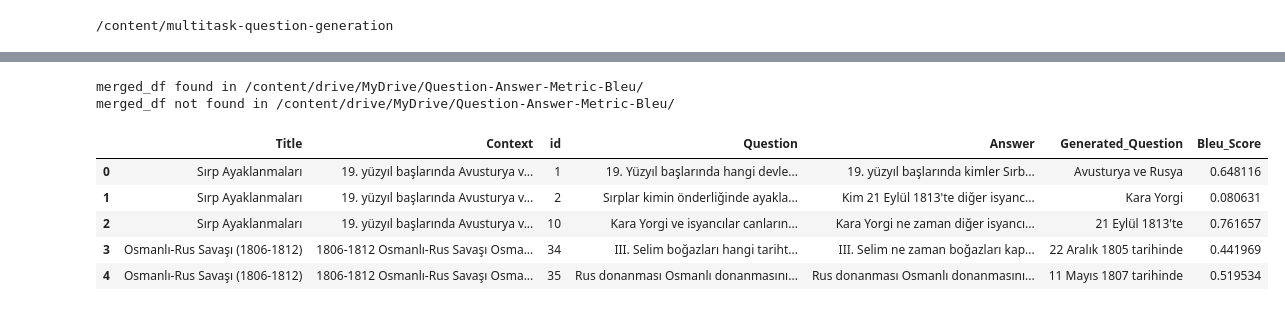
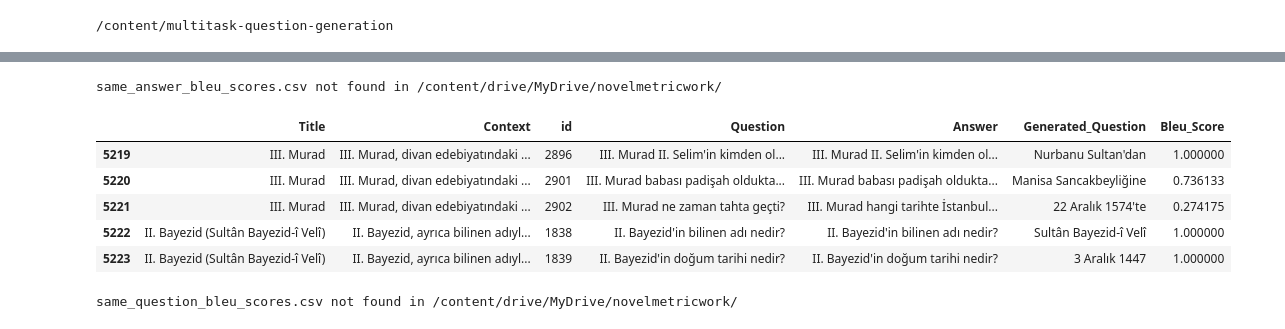
Before and after one commit to fawern/novelmetricwork, a Jupyter notebook: mT5_Turkish_Question_Generation_TuranStaj_(1).ipynb, the cells around one changed output, grey strips where cells are left out. Drawn from its saved outputs; the diff is of its cells as text; code cells hidden in the pictures.

Commit message:
merged_on question added

```diff
--- a/mT5_Turkish_Question_Generation_TuranStaj_(1).ipynb
+++ b/mT5_Turkish_Question_Generation_TuranStaj_(1).ipynb
@@ -41,5 +41,5 @@ from google.colab import drive
 
 drive.mount('/content/drive')
 
-main_path = '/content/drive/MyDrive/Question-Answer-Metric-Bleu/'
+main_path = '/content/drive/MyDrive/novelmetricwork/'
 # %% [output]
@@ -190,14 +191,17 @@ Generated questions and answers for context: 109/111
 # %%
-same_answers_bleu_scores = json_parser.get_same_qa_blue_score(generated_qa_df, merge_on='Answer', bleu_score_column='Question')
+same_answers_bleu_scores = json_parser.get_same_qa_blue_score(generated_qa_df, merge_on='Answer')
 # %% [output]
-merged_df found in /content/drive/MyDrive/Question-Answer-Metric-Bleu/
-merged_df not found in /content/drive/MyDrive/Question-Answer-Metric-Bleu/
+same_answer_bleu_scores.csv not found in /content/drive/MyDrive/novelmetricwork/
 # %%
-same_answers_bleu_scores.head()
+same_answers_bleu_scores.tail()
 # %% [output]
 |  | Title | Context | id | Question | Answer | Generated_Question | Bleu_Score |
-| 0 | Sırp Ayaklanmaları | 19. yüzyıl başlarında Avusturya v... | 1 | 19. Yüzyıl başlarında hangi devle... | 19. yüzyıl başlarında kimler Sırb... | Avusturya ve Rusya | 0.648116 |
-| 1 | Sırp Ayaklanmaları | 19. yüzyıl başlarında Avusturya v... | 2 | Sırplar kimin önderliğinde ayakla... | Kim 21 Eylül 1813'te diğer isyanc... | Kara Yorgi | 0.080631 |
-| 2 | Sırp Ayaklanmaları | 19. yüzyıl başlarında Avusturya v... | 10 | Kara Yorgi ve isyancılar canların... | Kara Yorgi ne zaman diğer isyancı... | 21 Eylül 1813'te | 0.761657 |
-| 3 | Osmanlı-Rus Savaşı (1806-1812) | 1806-1812 Osmanlı-Rus Savaşı Osma... | 34 | III. Selim boğazları hangi tariht... | III. Selim ne zaman boğazları kap... | 22 Aralık 1805 tarihinde | 0.441969 |
-| 4 | Osmanlı-Rus Savaşı (1806-1812) | 1806-1812 Osmanlı-Rus Savaşı Osma... | 35 | Rus donanması Osmanlı donanmasını... | Rus donanması Osmanlı donanmasını... | 11 Mayıs 1807 tarihinde | 0.519534 |
+| 5219 | III. Murad | III. Murad, divan edebiyatındaki ... | 2896 | III. Murad II. Selim'in kimden ol... | III. Murad II. Selim'in kimden ol... | Nurbanu Sultan'dan | 1.000000 |
+| 5220 | III. Murad | III. Murad, divan edebiyatındaki ... | 2901 | III. Murad babası padişah oldukta... | III. Murad babası padişah oldukta... | Manisa Sancakbeyliğine | 0.736133 |
+| 5221 | III. Murad | III. Murad, divan edebiyatındaki ... | 2902 | III. Murad ne zaman tahta geçti? | III. Murad hangi tarihte İstanbul... | 22 Aralık 1574'te | 0.274175 |
+| 5222 | II. Bayezid (Sultân Bayezid-î Velî) | II. Bayezid, ayrıca bilinen adıyl... | 1838 | II. Bayezid'in bilinen adı nedir? | II. Bayezid'in bilinen adı nedir? | Sultân Bayezid-î Velî | 1.000000 |
+| 5223 | II. Bayezid (Sultân Bayezid-î Velî) | II. Bayezid, ayrıca bilinen adıyl... | 1839 | II. Bayezid'in doğum tarihi nedir? | II. Bayezid'in doğum tarihi nedir? | 3 Aralık 1447 | 1.000000 |
+# %%
+same_question_bleu_scores = json_parser.get_same_qa_blue_score(generated_qa_df, merge_on='Question')
+# %% [output]
+same_question_bleu_scores.csv not found in /content/drive/MyDrive/novelmetricwork/
```
Also changed, not shown: parts of 6 cells of this notebook, 6 other files.
